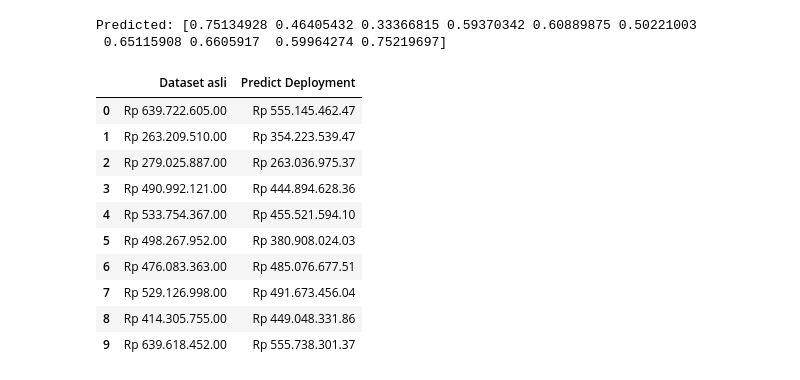
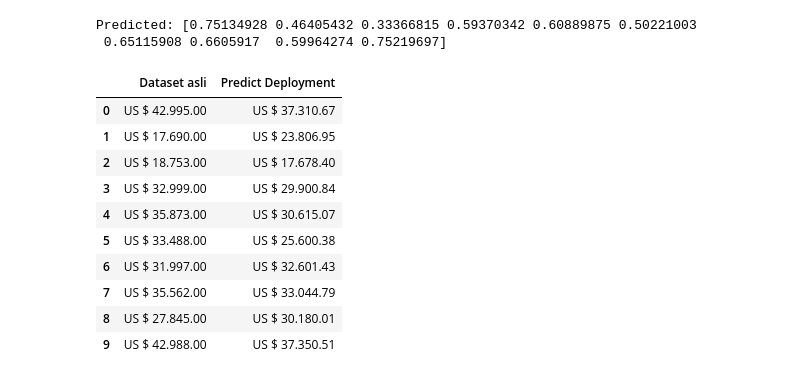
Before and after one commit to daff00/Honda-UsedCarPrice-Prediction, a Jupyter notebook: IS411_DL_NIM_NAMA_WEEKKE-14.ipynb, the cells around one changed output. Drawn from its saved outputs; the diff is of its cells as text; code cells hidden in the pictures.

```diff
--- a/IS411_DL_NIM_NAMA_WEEKKE-14.ipynb
+++ b/IS411_DL_NIM_NAMA_WEEKKE-14.ipynb
@@ -53,7 +53,7 @@ Cars.com sekarang menjadi situs rahasia otomotif terbesar kedua dengan banyak ko
 
 Sumber: https://www.kaggle.com/datasets/omartorres25/honda-data
 # %%
-cars = pd.read_csv("/content/honda_sell_data.csv")
+cars = pd.read_csv("honda_sell_data.csv")
 print("The shape of the dataset: {} \n".format(cars.shape))
 cars.head()
 # %% [output]
@@ -239,13 +237,12 @@ Selain itu, kami akan mengganti tipe data kolom Mileage menjadi integer.
 # %%
 # Convert Price column
 # Define a function to convert USD to IDR
-def usd_to_idr(amount_usd):
-    exchange_rate = 14879  # exchange rate USD/IDR per 26 April 2023
-    amount_idr = int(amount_usd.replace(',', '').strip('$')) * exchange_rate
-    return amount_idr
+def usd(amount_usd):
+    usd = int(amount_usd.replace(',', '').strip('$'))
+    return usd
 
 # Apply the conversion function
-used_cars['Price'] = used_cars['Price'].apply(usd_to_idr)
+used_cars['Price'] = used_cars['Price'].apply(usd)
 
 # Convert Mileage column to integer
 used_cars['Mileage'] = used_cars['Mileage'].astype(int)
@@ -668,28 +665,28 @@ restored_actual = (y_deploy * (max_val - min_val)) + min_val
 # %%
 import pandas as pd
 
 # Helper function to format value as Rupiah
 def format_as_rupiah(value):
     value_str = "{:,.2f}".format(value)  # Format as decimal with two decimal places
-    return "Rp " + value_str.replace(",", ".")  # Add "Rp" and replace comma with dot
+    return "US $ " + value_str.replace(",", ".")  # Add "Rp" and replace comma with dot
 
 # Membuat DataFrame dari ketiga kolom
 df = pd.DataFrame({'Dataset asli': restored_actual, 'Predict Deployment': restored_predict})
 
 # Mengubah format nilai dalam DataFrame menjadi Rupiah
 df = df.applymap(lambda x: format_as_rupiah(x) if isinstance(x, (int, float)) else x)
 
 # Menampilkan tabel
 df
 # %% [output]
 |  | Dataset asli | Predict Deployment |
-| 0 | Rp 639.722.605.00 | Rp 555.145.462.47 |
-| 1 | Rp 263.209.510.00 | Rp 354.223.539.47 |
-| 2 | Rp 279.025.887.00 | Rp 263.036.975.37 |
-| 3 | Rp 490.992.121.00 | Rp 444.894.628.36 |
-| 4 | Rp 533.754.367.00 | Rp 455.521.594.10 |
-| 5 | Rp 498.267.952.00 | Rp 380.908.024.03 |
-| 6 | Rp 476.083.363.00 | Rp 485.076.677.51 |
-| 7 | Rp 529.126.998.00 | Rp 491.673.456.04 |
-| 8 | Rp 414.305.755.00 | Rp 449.048.331.86 |
-| 9 | Rp 639.618.452.00 | Rp 555.738.301.37 |
+| 0 | US $ 42.995.00 | US $ 37.310.67 |
+| 1 | US $ 17.690.00 | US $ 23.806.95 |
+| 2 | US $ 18.753.00 | US $ 17.678.40 |
+| 3 | US $ 32.999.00 | US $ 29.900.84 |
+| 4 | US $ 35.873.00 | US $ 30.615.07 |
+| 5 | US $ 33.488.00 | US $ 25.600.38 |
+| 6 | US $ 31.997.00 | US $ 32.601.43 |
+| 7 | US $ 35.562.00 | US $ 33.044.79 |
+| 8 | US $ 27.845.00 | US $ 30.180.01 |
+| 9 | US $ 42.988.00 | US $ 37.350.51 |
```
Also changed, not shown: parts of 15 cells of this notebook, 1 other file.
